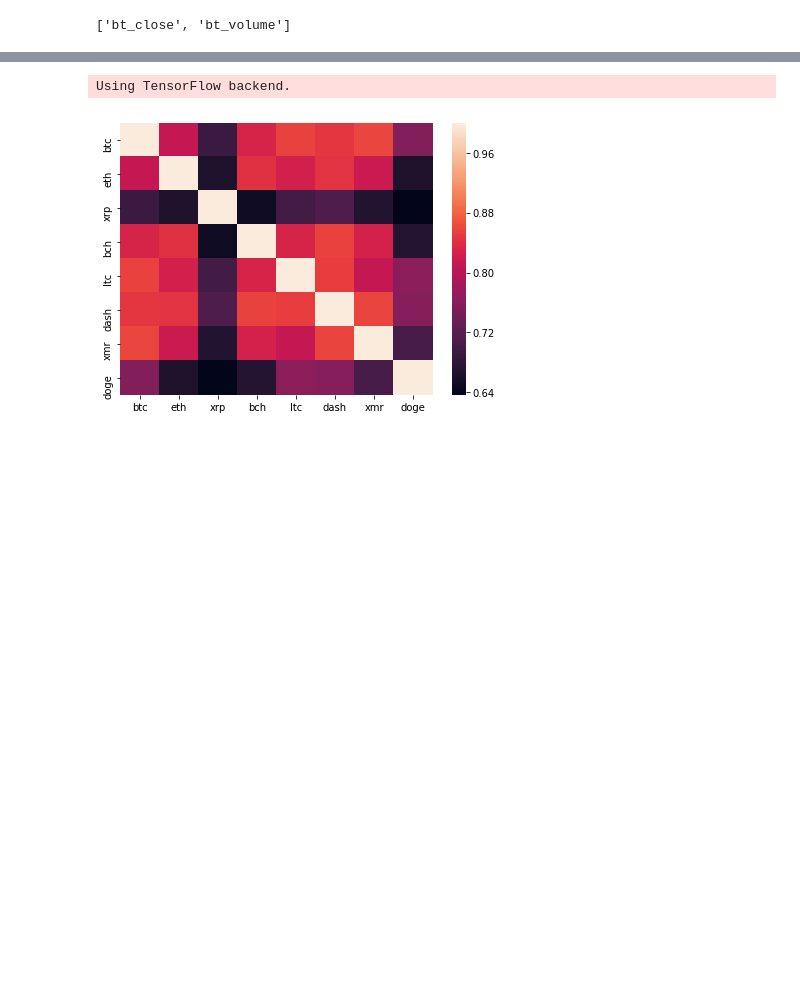
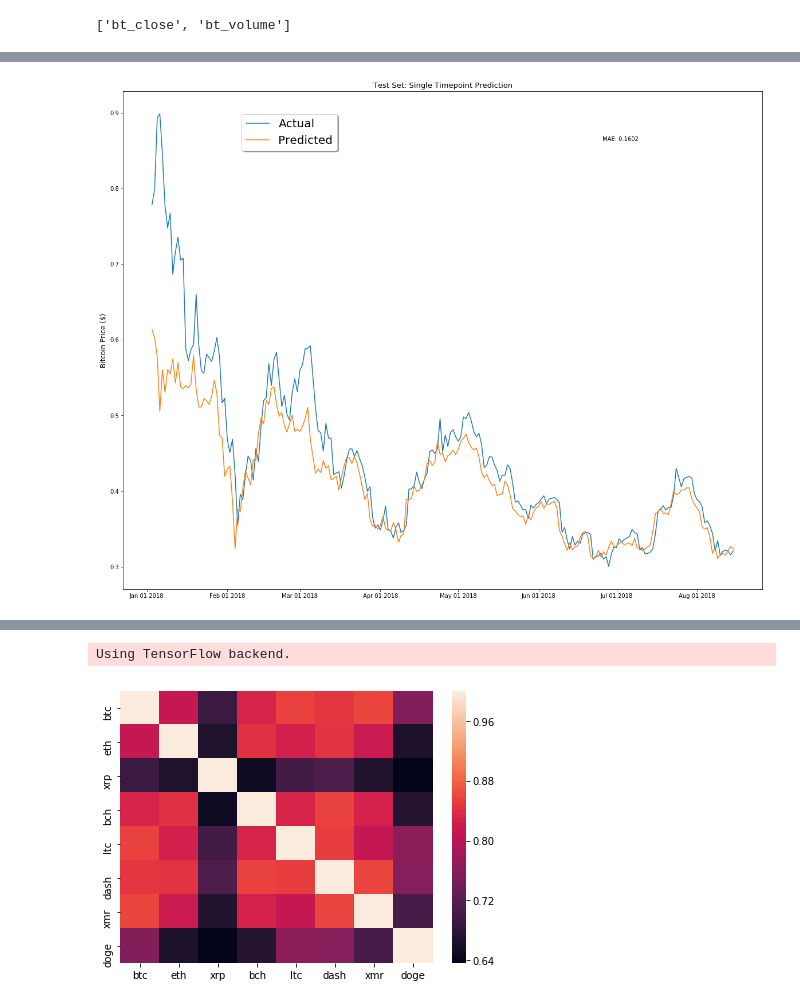
Before and after one commit to kejsiStruga/bitcoin-price-prediction, a Jupyter notebook: Data Gathering.ipynb, the cells around one changed output, grey strips where cells are left out. Drawn from its saved outputs; the diff is of its cells as text; code cells hidden in the pictures; blank space fills up the shorter version.

```diff
--- a/Data Gathering.ipynb
+++ b/Data Gathering.ipynb
@@ -256,7 +274,7 @@ from keras.layers import Activation, Dense
 from keras.layers import LSTM
 from keras.layers import Dropout
 
-def build_model(inputs, output_size, neurons, activ_func="linear",
+def build_model(inputs, output_size, neurons, activ_func="tanh",
                 dropout=0.25, loss="mae", optimizer="adam"):
     model = Sequential()
 
@@ -273,3 +327,29 @@ def build_model(inputs, output_size, neurons, activ_func="linear",
+# %%
+import matplotlib.pyplot as plt
+%matplotlib inline
+from matplotlib import rcParams # this module controls the default values for plotting in matplotlib
+# rcParams['font.size'] = 14
+# rcParams['lines.linewidth'] = 4
+rcParams['figure.figsize'] = (20, 16)
+
+fig, ax1 = plt.subplots(1,1)
+ax1.set_xticks([datetime.date(2018,i+1,1) for i in range(12)])
+ax1.set_xticklabels([datetime.date(2018,i+1,1).strftime('%b %d %Y')  for i in range(12)])
+ax1.plot(btc_final[btc_final['date']>= split_date]['date'][window_len:].astype(datetime.datetime),
+         test_set['bt_close'][window_len:], label='Actual')
+ax1.plot(btc_final[btc_final['date']>= split_date]['date'][window_len:].astype(datetime.datetime),
+         ((np.transpose(bt_model.predict(LSTM_test_inputs))+1) * test_set['bt_close'].values[:-window_len])[0],
+         label='Predicted')
+ax1.annotate('MAE: %.4f'%np.mean(np.abs((np.transpose(bt_model.predict(LSTM_test_inputs))+1)-\
+            (test_set['bt_close'].values[window_len:])/(test_set['bt_close'].values[:-window_len]))),
+             xy=(0.75, 0.9),  xycoords='axes fraction',
+            xytext=(0.75, 0.9), textcoords='axes fraction')
+ax1.set_title('Test Set: Single Timepoint Prediction',fontsize=13)
+ax1.set_ylabel('Bitcoin Price ($)',fontsize=12)
+ax1.legend(bbox_to_anchor=(0.15, 1), loc=2, borderaxespad=2, prop={'size': 20}, shadow=True)
+plt.show()
+# %% [output]
+[figure, added]
 # %%
 %matplotlib inline
 fig, ax1 = plt.subplots(1, 1, figsize=(15, 9)) # 1 row 1 col
```
Also changed, not shown: parts of 12 cells of this notebook, 8 other files.
